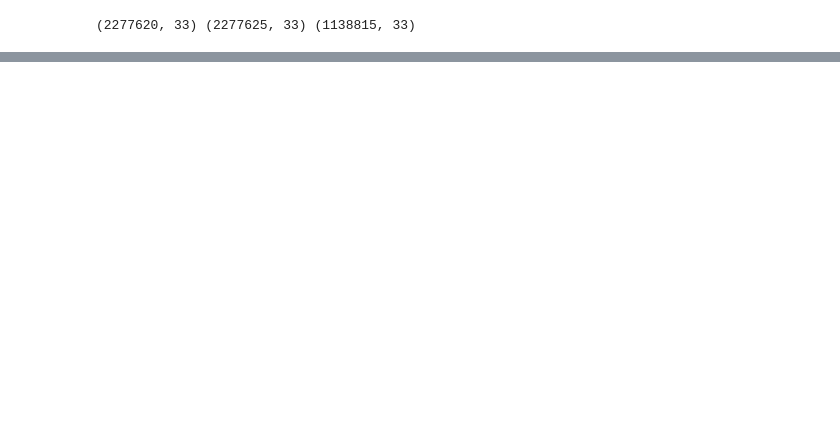
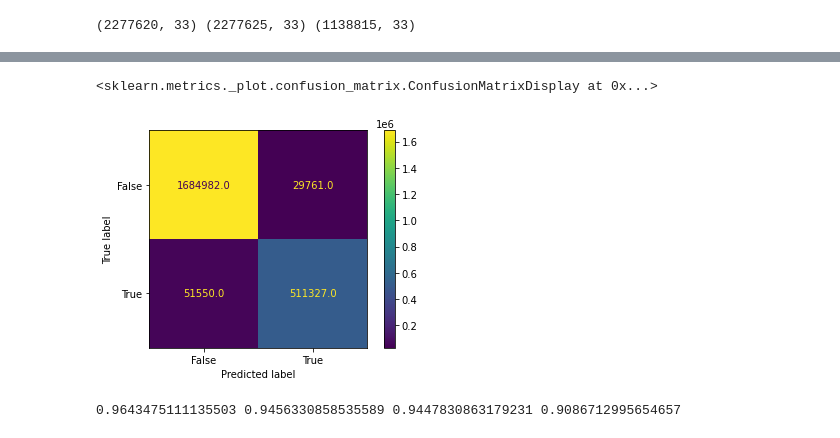
Before and after one commit to ParalogyX/Foursquare_Location_Matching, a Jupyter notebook: train.ipynb, the cells around one changed output, grey strips where cells are left out. Drawn from its saved outputs; the diff is of its cells as text; code cells hidden in the pictures; blank space fills up the shorter version.

```diff
--- a/train.ipynb
+++ b/train.ipynb
@@ -24,0 +69,7 @@ y_test = df_test['match']
+# %%
+mul_reg = LogisticRegression(random_state=0, multi_class='multinomial', penalty='none', solver='newton-cg')
+mul_reg.fit(X_train, y_train)
+
+# Test
+y_pred = mul_reg.predict(X_test)
+y_pred_train = mul_reg.predict(X_train)
@@ -24,0 +84,13 @@ y_test = df_test['match']
+# %%
+ConfusionMatrixDisplay.from_predictions(y_train, y_pred_train, values_format='.1f')
+# %% [output]
+<sklearn.metrics._plot.confusion_matrix.ConfusionMatrixDisplay at 0x...>
+[figure, added]
+# %%
+mul_reg_accuracy = accuracy_score(y_test, y_pred)
+mul_reg_presision = precision_score(y_test, y_pred)
+mul_reg_recall = recall_score(y_test, y_pred)
+mul_reg_bal_acc = balanced_accuracy_score(y_test, y_pred)
+print(mul_reg_accuracy, mul_reg_bal_acc, mul_reg_presision, mul_reg_recall)
+# %% [output]
+0.9643475111135503 0.9456330858535589 0.9447830863179231 0.9086712995654657
```
Also changed, not shown: parts of 28 cells of this notebook.
